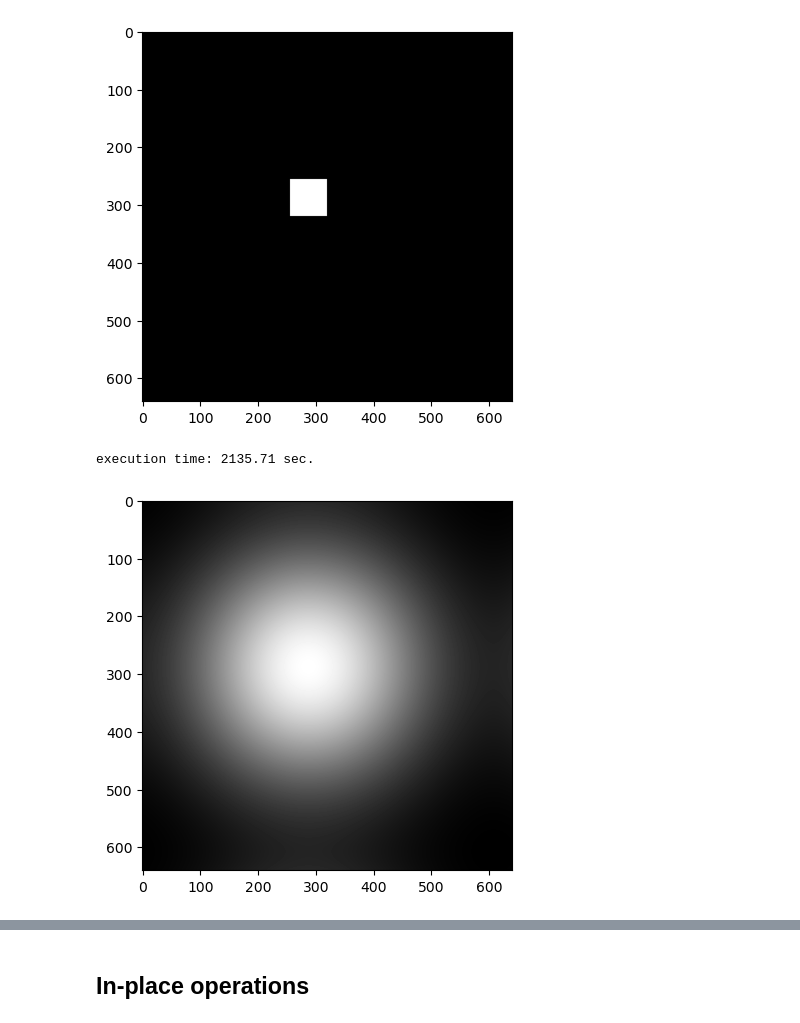
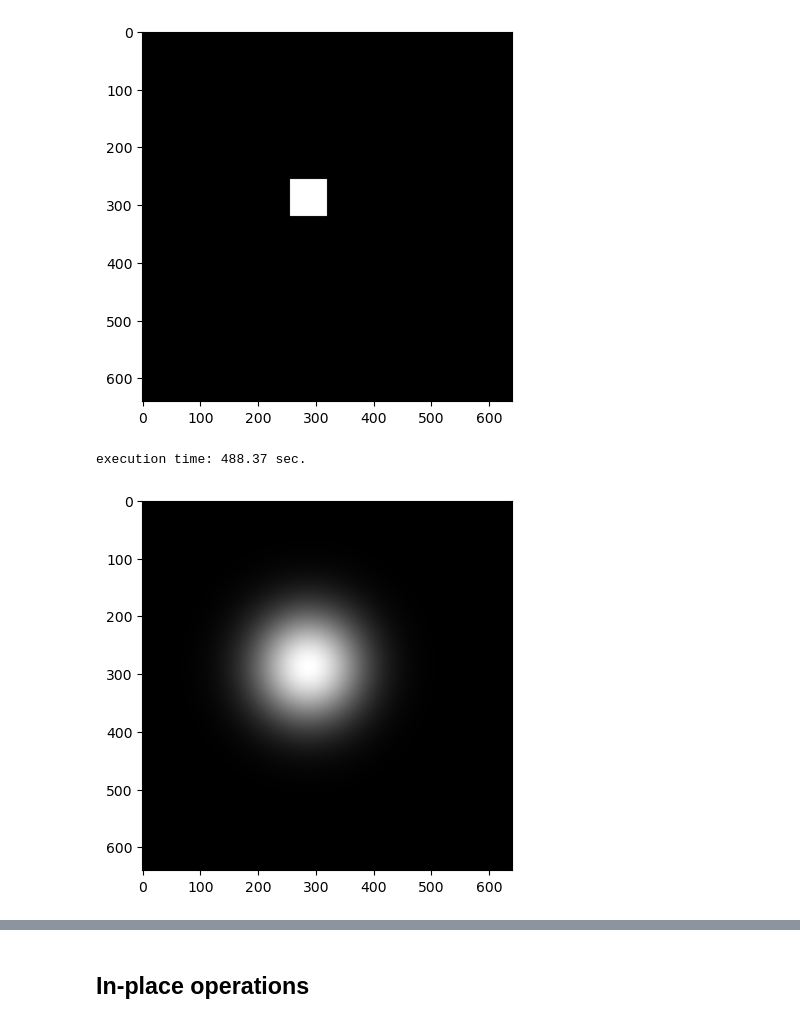
Before and after one commit to luigiselmi/python_hpc, a Jupyter notebook: ch6/hpc_ch6_numpy.ipynb, the cells around one changed output, grey strips where cells are left out. Saved outputs shown, nothing was run; the diff lists cells and outputs as text; code cells hidden in the pictures.

```diff
--- a/ch6/hpc_ch6_numpy.ipynb
+++ b/ch6/hpc_ch6_numpy.ipynb
@@ -109,13 +112,13 @@ def run_experiment(num_iterations):
     return grid, exec_time
 # %%
 if __name__ == "__main__":
-    num_iterations = 100000
+    num_iterations = 20000
     diffuse_grid, exec_time = run_experiment(num_iterations)
     print('execution time: {:.2f} sec.'.format(exec_time))
     plt.imshow(diffuse_grid, cmap='gray')
 # %% [output]
-execution time: 2135.71 sec.
+execution time: 488.37 sec.
-[figure, old version]
+[figure, new version]
 # %%
 plt.imshow(diffuse_grid[100:460, 100:-190], cmap='gray')
 # %% [output]
```
Also changed, not shown: parts of 8 cells of this notebook.
